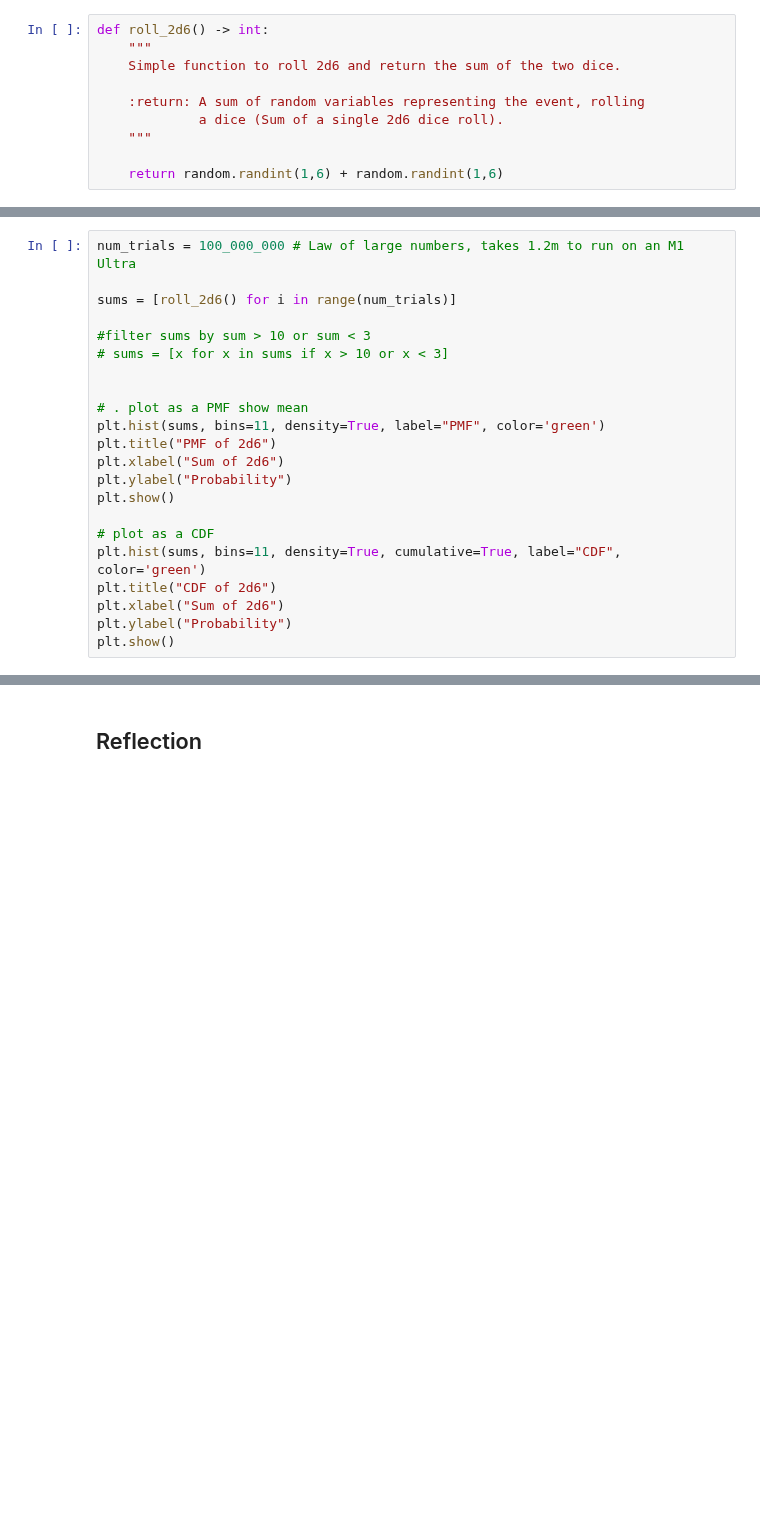
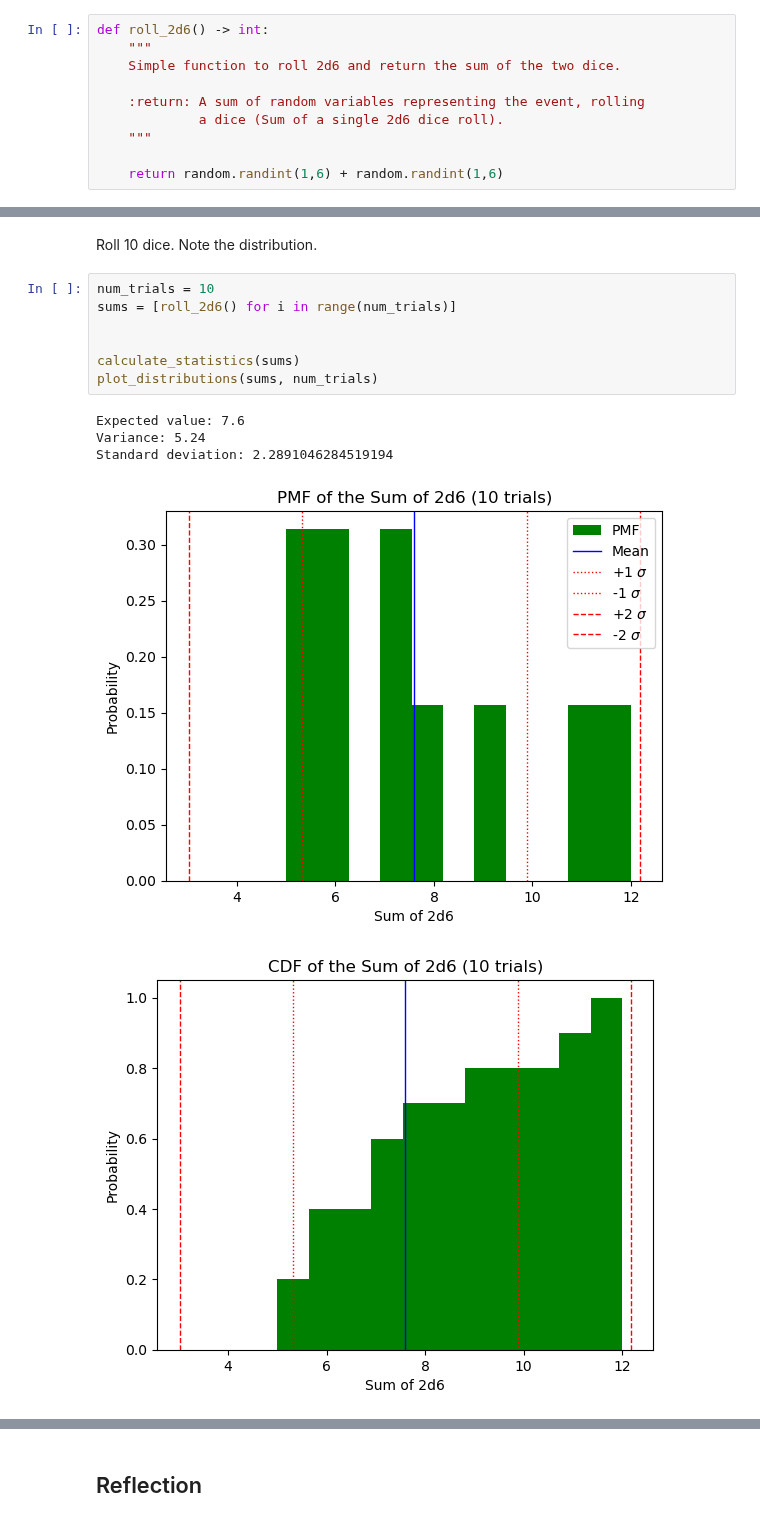
Before and after one commit to sean-meade/probability-distribution, a Jupyter notebook: Etivity3-Task1.ipynb, the cells around one changed output, grey strips where cells are left out. Saved outputs shown, nothing was run; the diff lists cells and outputs as text; blank space fills up the shorter version.

```diff
--- a/Etivity3-Task1.ipynb
+++ b/Etivity3-Task1.ipynb
@@ -184,25 +224,3 @@ It seems like the approach we take depends on how we phrase the problem. You cou
 So, what is the probability of winning the game?
 
 There are two outcomes: success or failure. In this case, the distribution for the sum of two die rolls is `non-uniform`. We could consider this a `Bernoulli Trial` since we are measuring success (where sum < 3 or > 10) or failure.
-# %%
-num_trials = 100_000_000 # Law of large numbers, takes 1.2m to run on an M1 Ultra
-
-sums = [roll_2d6() for i in range(num_trials)]
-
-#filter sums by sum > 10 or sum < 3
-# sums = [x for x in sums if x > 10 or x < 3]
-
-
-# . plot as a PMF show mean
-plt.hist(sums, bins=11, density=True, label="PMF", color='green')
-plt.title("PMF of 2d6")
-plt.xlabel("Sum of 2d6")
-plt.ylabel("Probability")
-plt.show()
-
-# plot as a CDF
-plt.hist(sums, bins=11, density=True, cumulative=True, label="CDF", color='green')
-plt.title("CDF of 2d6")
-plt.xlabel("Sum of 2d6")
-plt.ylabel("Probability")
-plt.show()
@@ -211,0 +279,15 @@ plt.show()
+# %% [markdown]
+Roll 10 dice. Note the distribution.
+# %%
+num_trials = 10
+sums = [roll_2d6() for i in range(num_trials)]
+
+
+calculate_statistics(sums)
+plot_distributions(sums, num_trials)
+# %% [output]
+Expected value: 7.6
+Variance: 5.24
+Standard deviation: 2.2891046284519194
+[figure, added]
+[figure, added]
```
Also changed, not shown: parts of 14 cells of this notebook.
